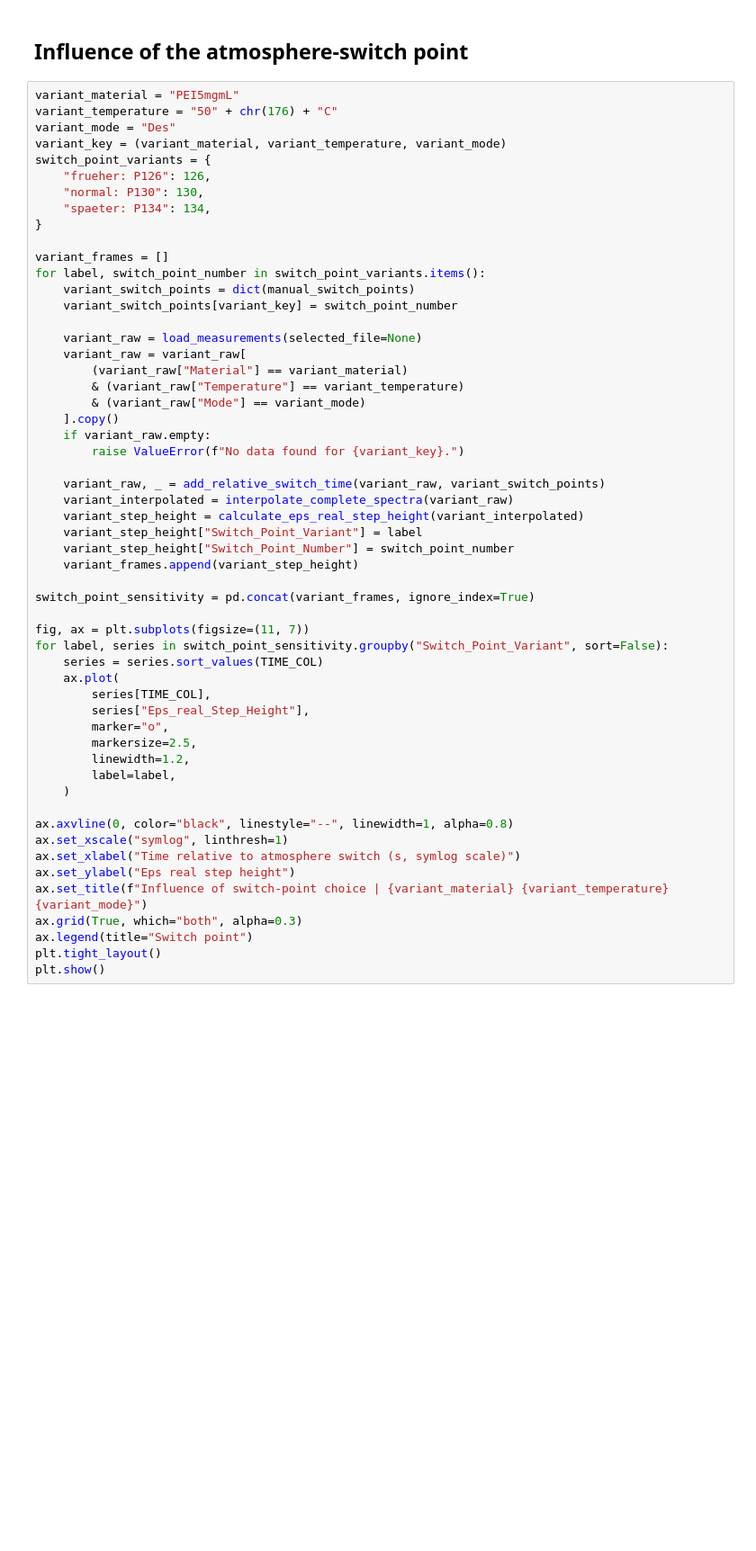
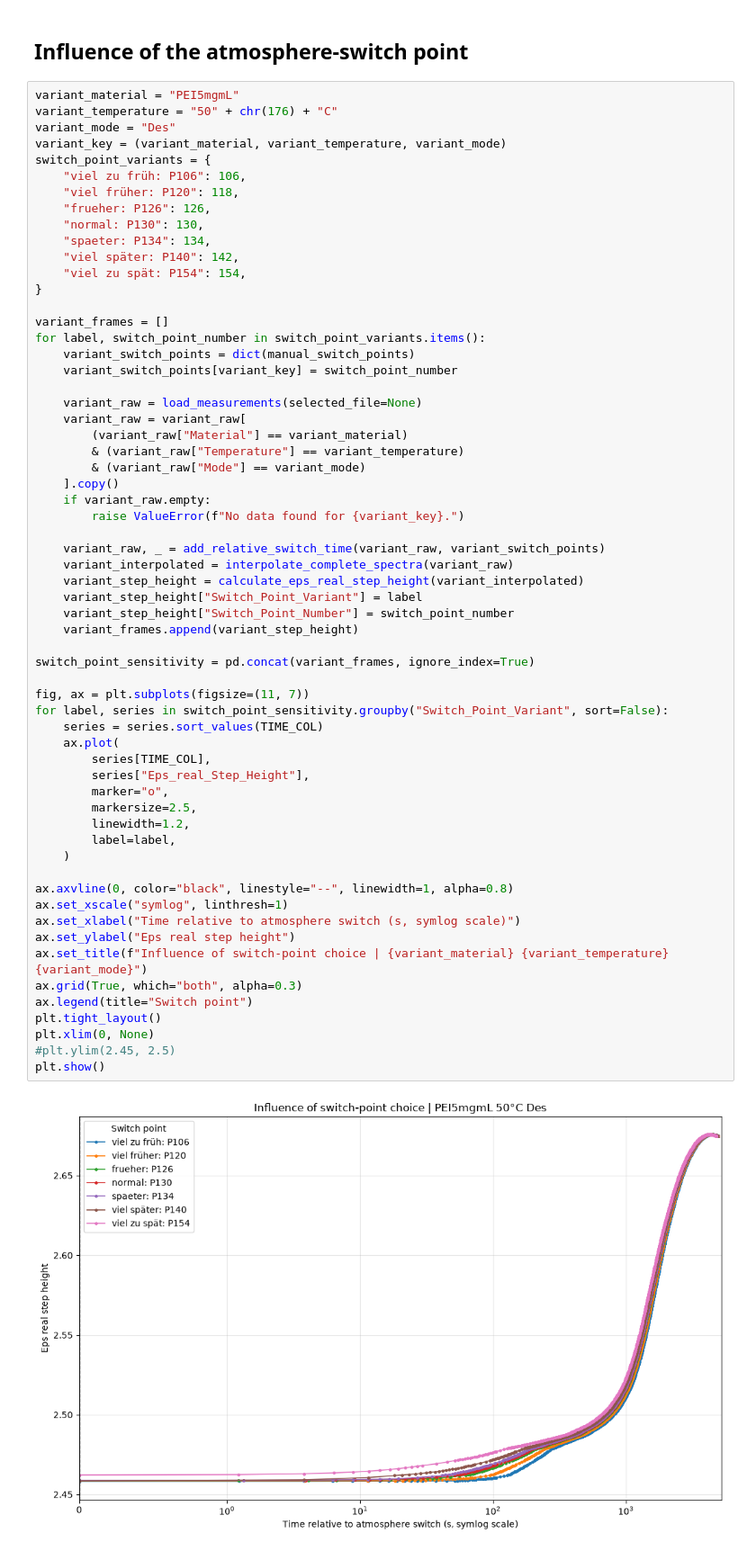
Before and after one commit to maxwolters02/bachelor-thesis, a Jupyter notebook: Code/stephight.ipynb, the cells around one changed output. Shown at 90% size. Cells and saved outputs as stored; diff of their text form; blank space fills up the shorter version.

```diff
--- a/Code/stephight.ipynb
+++ b/Code/stephight.ipynb
@@ -400,9 +412,13 @@ variant_temperature = "50" + chr(176) + "C"
 variant_mode = "Des"
 variant_key = (variant_material, variant_temperature, variant_mode)
 switch_point_variants = {
+    "viel zu früh: P106": 106,
+    "viel früher: P120": 118,
     "frueher: P126": 126,
     "normal: P130": 130,
     "spaeter: P134": 134,
+    "viel später: P140": 142,
+    "viel zu spät: P154": 154,
 }
 
 variant_frames = []
@@ -422,30 +438,34 @@ for label, switch_point_number in switch_point_variants.items():
     variant_raw, _ = add_relative_switch_time(variant_raw, variant_switch_points)
     variant_interpolated = interpolate_complete_spectra(variant_raw)
     variant_step_height = calculate_eps_real_step_height(variant_interpolated)
     variant_step_height["Switch_Point_Variant"] = label
     variant_step_height["Switch_Point_Number"] = switch_point_number
     variant_frames.append(variant_step_height)
 
 switch_point_sensitivity = pd.concat(variant_frames, ignore_index=True)
 
 fig, ax = plt.subplots(figsize=(11, 7))
 for label, series in switch_point_sensitivity.groupby("Switch_Point_Variant", sort=False):
     series = series.sort_values(TIME_COL)
     ax.plot(
         series[TIME_COL],
         series["Eps_real_Step_Height"],
         marker="o",
         markersize=2.5,
         linewidth=1.2,
         label=label,
     )
 
 ax.axvline(0, color="black", linestyle="--", linewidth=1, alpha=0.8)
 ax.set_xscale("symlog", linthresh=1)
 ax.set_xlabel("Time relative to atmosphere switch (s, symlog scale)")
 ax.set_ylabel("Eps real step height")
 ax.set_title(f"Influence of switch-point choice | {variant_material} {variant_temperature} {variant_mode}")
 ax.grid(True, which="both", alpha=0.3)
 ax.legend(title="Switch point")
 plt.tight_layout()
+plt.xlim(0, None)
+#plt.ylim(2.45, 2.5)
 plt.show()
+# %% [output]
+[figure, added]
```
Also changed, not shown: parts of 3 cells of this notebook, 5 other files.
